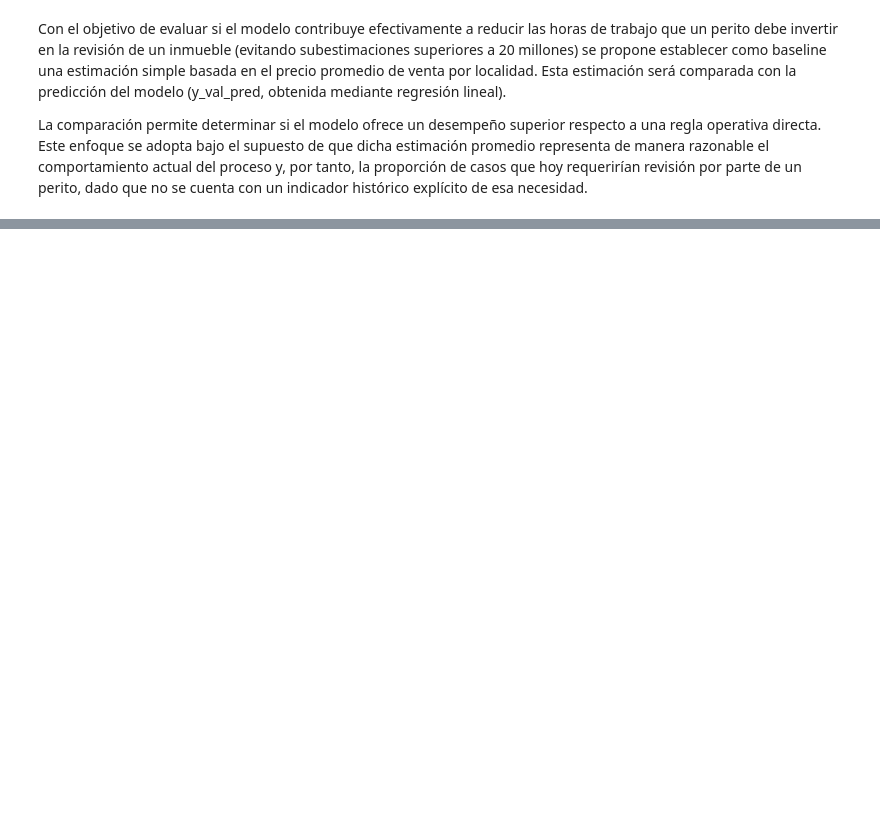
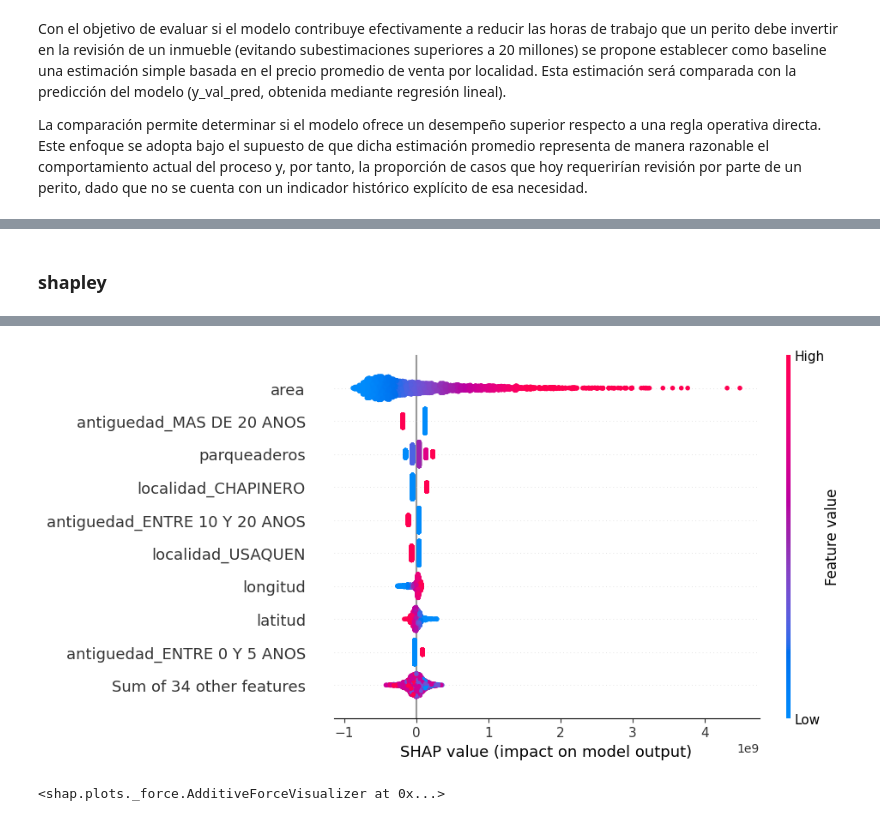
Before and after one commit to Traintain/MINE4101-202520-Taller2, a Jupyter notebook: taller_copy.ipynb, the cells around one changed output, grey strips where cells are left out. Saved outputs shown, nothing was run; the diff lists cells and outputs as text; code cells hidden in the pictures; blank space fills up the shorter version.

Commit message:
Interpretabilidad Lime y Shapley

```diff
--- a/taller_copy.ipynb
+++ b/taller_copy.ipynb
@@ -883,0 +926,31 @@ weighted avg       0.55      0.55      0.55      4015
+# %% [markdown]
+### shapley
+# %%
+import shap
+shap.initjs()
+
+
+# Calculo de prediccion sobre test
+
+y_test_pred = modelo.predict(X_test_scaled)
+residuos =  y_test_pred - y_test
+
+
+
+explainer = shap.Explainer(modelo, X_train_scaled, feature_names=X_train.columns)
+shap_values = explainer(X_test_scaled)
+
+
+shap_values.data=scaler.inverse_transform(X_test_scaled)
+
+
+shap.plots.beeswarm(shap_values)
+
+i = 2  # cambia el índice según necesites
+shap.force_plot(
+    explainer.expected_value,
+    shap_values.values[i],
+    shap_values.data[i],
+    feature_names=X_train.columns
+)
+# %% [output]
@@ -883,0 +958,2 @@ weighted avg       0.55      0.55      0.55      4015
+[figure, added]
+<shap.plots._force.AdditiveForceVisualizer at 0x...>
```
Also changed, not shown: parts of 14 cells of this notebook.
